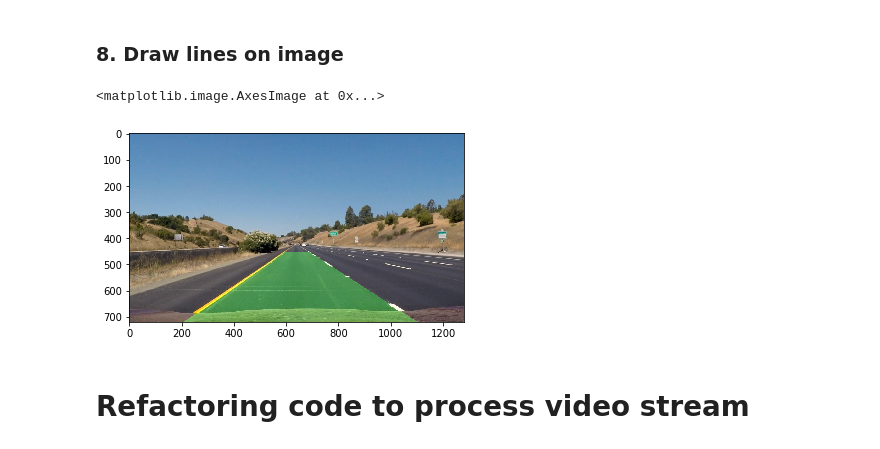
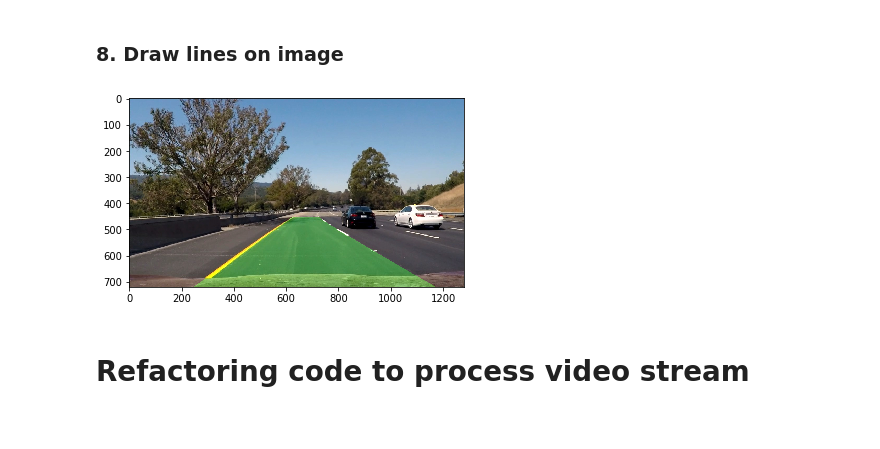
Before and after one commit to fratullii/Udacity_Advanced-Lane-Finding, a Jupyter notebook: image_process.ipynb, the cells around one changed output. Cells and saved outputs as stored; diff of their text form; code cells hidden in the pictures.

```diff
--- a/image_process.ipynb
+++ b/image_process.ipynb
@@ -33,5 +32,5 @@ images
 # %%
-sample_img = mpimg.imread(images[0])
+sample_img = mpimg.imread(images[5])
 plt.imshow(sample_img)
 # %% [output]
 <matplotlib.image.AxesImage at 0x...>
@@ -50,4 +49,7 @@ axs[0].set_title("Original image")
 axs[1].imshow(sample_img)
 axs[1].set_title("Undistorted image")
 plt.show()
+
+path = "./output_images/"
+f.savefig(path+"undist_road.jpg")
 # %% [output]
@@ -478,10 +484,10 @@ def draw_lines(frame, binary_warped, Minv, left_fit, right_fit):
 # %%
 Minv = cv2.getPerspectiveTransform(dst, src)
 final_img = draw_lines(sample_img, warped_img, Minv, left_fit, right_fit)
 plt.imshow(final_img)
+mpimg.imsave(path+"lines_drawn.jpg", final_img)
 # %% [output]
-<matplotlib.image.AxesImage at 0x...>
-[figure, old version]
+[figure, new version]
 # %% [markdown]
 # Refactoring code to process video stream
 # %%
```
Also changed, not shown: parts of 8 cells of this notebook, 6 other files.
